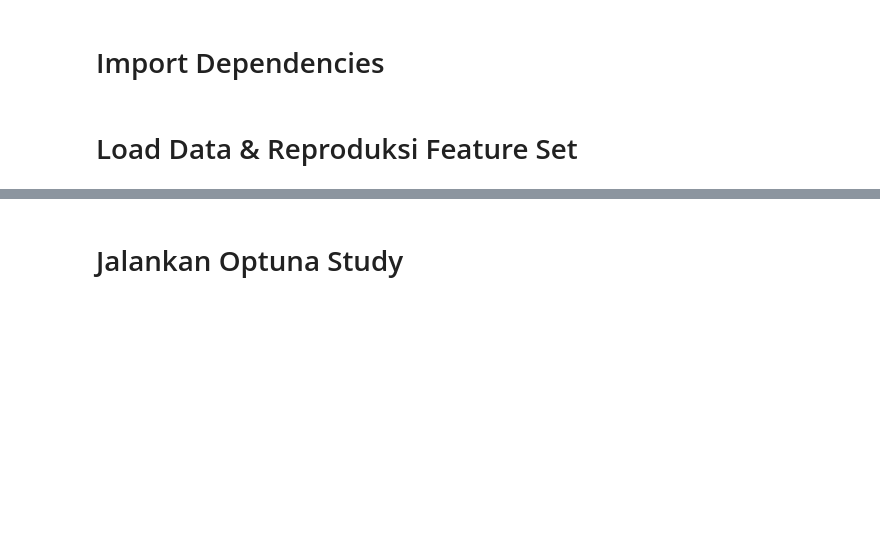
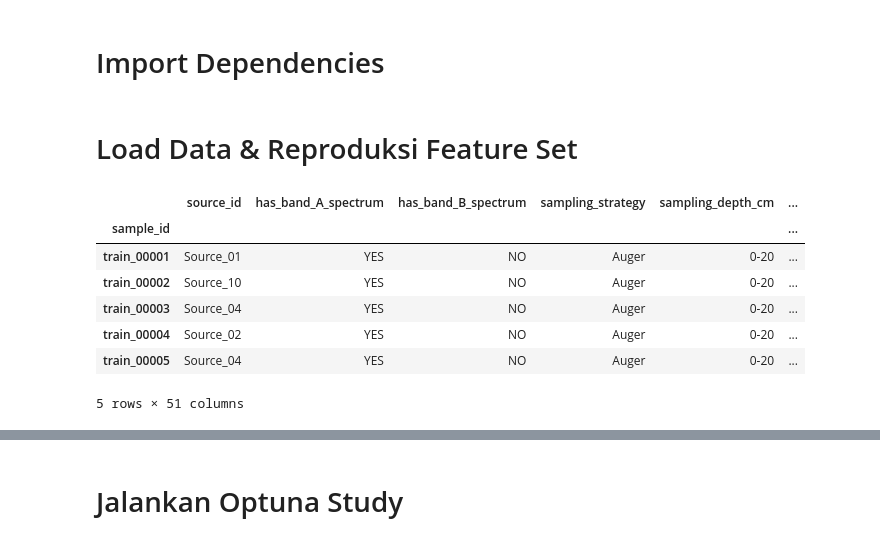
Before and after one commit to 11erlangga/erlangga_kezia_naurah, a Jupyter notebook: notebooks/02_Hyperparameter_Tuning.ipynb, the cells around one changed output, grey strips where cells are left out. Saved outputs shown, nothing was run; the diff lists cells and outputs as text; code cells hidden in the pictures; blank space fills up the shorter version.

```diff
--- a/notebooks/02_Hyperparameter_Tuning.ipynb
+++ b/notebooks/02_Hyperparameter_Tuning.ipynb
@@ -32,6 +21,15 @@ from src.modeling.tuning import tune_catboost
 # Load Data & Reproduksi Feature Set
 # %%
 # Load dataset
-df = pd.read_csv("data/raw/train.csv", index_col="sample_id")
+df = pd.read_csv("../data/raw/train.csv", index_col="sample_id")
 df.head()
+# %% [output]
+|  | source_id | has_band_A_spectrum | has_band_B_spectrum | sampling_strategy | sampling_depth_cm | ... |
+| sample_id |  |  |  |  |  | ... |
+| train_00001 | Source_01 | YES | NO | Auger | 0-20 | ... |
+| train_00002 | Source_10 | YES | NO | Auger | 0-20 | ... |
+| train_00003 | Source_04 | YES | NO | Auger | 0-20 | ... |
+| train_00004 | Source_02 | YES | NO | Auger | 0-20 | ... |
+| train_00005 | Source_04 | YES | NO | Auger | 0-20 | ... |
+5 rows × 51 columns
 # %%
```
Also changed, not shown: parts of 9 cells of this notebook, 13 other files.
